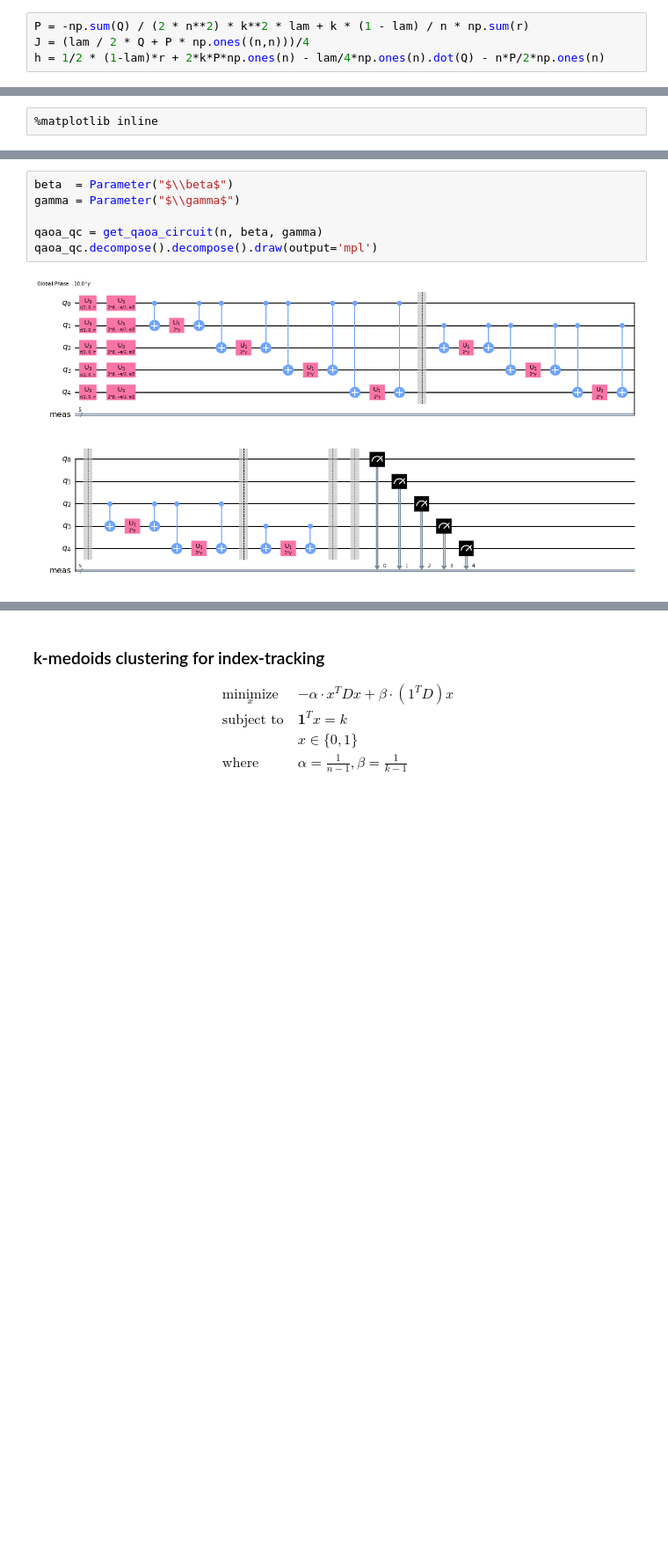
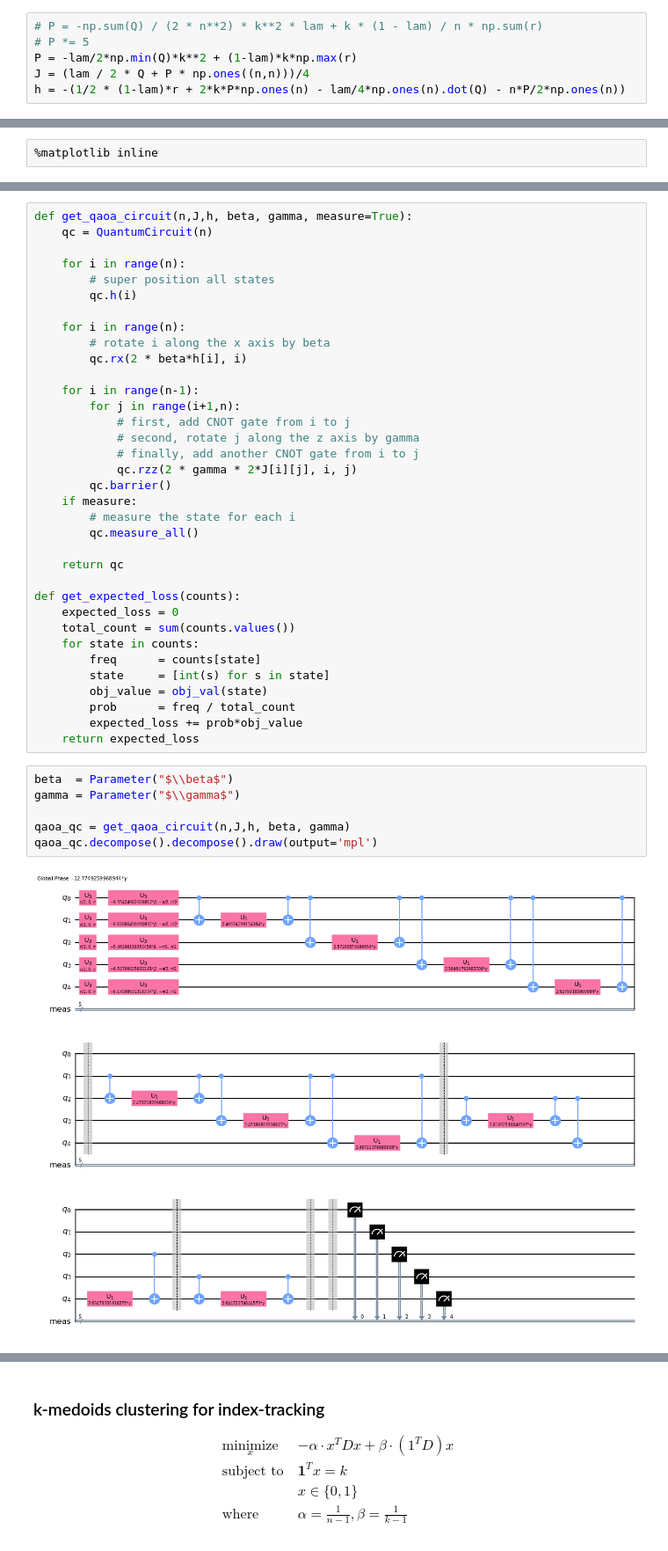
Before and after one commit to jimphon88/quantum-computing, a Jupyter notebook: finance-optimize.ipynb, the cells around one changed output, grey strips where cells are left out. Shown at 88% size. Drawn from its saved outputs; the diff is of its cells as text; blank space fills up the shorter version.

```diff
--- a/finance-optimize.ipynb
+++ b/finance-optimize.ipynb
@@ -348,4 +405,6 @@ $U(\beta,B)=e^{\frac{i\pi \beta}{2}B}$, where $B=\sum_{i=1}^n \sigma_x^i$ $\quad
 # %%
-P = -np.sum(Q) / (2 * n**2) * k**2 * lam + k * (1 - lam) / n * np.sum(r)
+# P = -np.sum(Q) / (2 * n**2) * k**2 * lam + k * (1 - lam) / n * np.sum(r)
+# P *= 5
+P = -lam/2*np.min(Q)*k**2 + (1-lam)*k*np.max(r)
 J = (lam / 2 * Q + P * np.ones((n,n)))/4
-h = 1/2 * (1-lam)*r + 2*k*P*np.ones(n) - lam/4*np.ones(n).dot(Q) - n*P/2*np.ones(n)
+h = -(1/2 * (1-lam)*r + 2*k*P*np.ones(n) - lam/4*np.ones(n).dot(Q) - n*P/2*np.ones(n))
@@ -381,8 +420,43 @@ def get_qaoa_circuit(n, beta, gamma):
+# %%
+def get_qaoa_circuit(n,J,h, beta, gamma, measure=True):
+    qc = QuantumCircuit(n)
+
+    for i in range(n):
+        # super position all states
+        qc.h(i)
+
+    for i in range(n):
+        # rotate i along the x axis by beta
+        qc.rx(2 * beta*h[i], i)
+
+    for i in range(n-1):
+        for j in range(i+1,n):
+            # first, add CNOT gate from i to j
+            # second, rotate j along the z axis by gamma
+            # finally, add another CNOT gate from i to j
+            qc.rzz(2 * gamma * 2*J[i][j], i, j)
+        qc.barrier()
+    if measure:
+        # measure the state for each i
+        qc.measure_all()
+
+    return qc
+
+def get_expected_loss(counts):
+    expected_loss = 0
+    total_count = sum(counts.values())
+    for state in counts:
+        freq      = counts[state]
+        state     = [int(s) for s in state]
+        obj_value = obj_val(state)
+        prob      = freq / total_count
+        expected_loss += prob*obj_value
+    return expected_loss
 # %%
 beta  = Parameter("$\\beta$")
 gamma = Parameter("$\\gamma$")
 
-qaoa_qc = get_qaoa_circuit(n, beta, gamma)
+qaoa_qc = get_qaoa_circuit(n,J,h, beta, gamma)
 qaoa_qc.decompose().decompose().draw(output='mpl')
 # %% [output]
-[figure, old version]
+[figure, new version]
```
Also changed, not shown: parts of 16 cells of this notebook.
